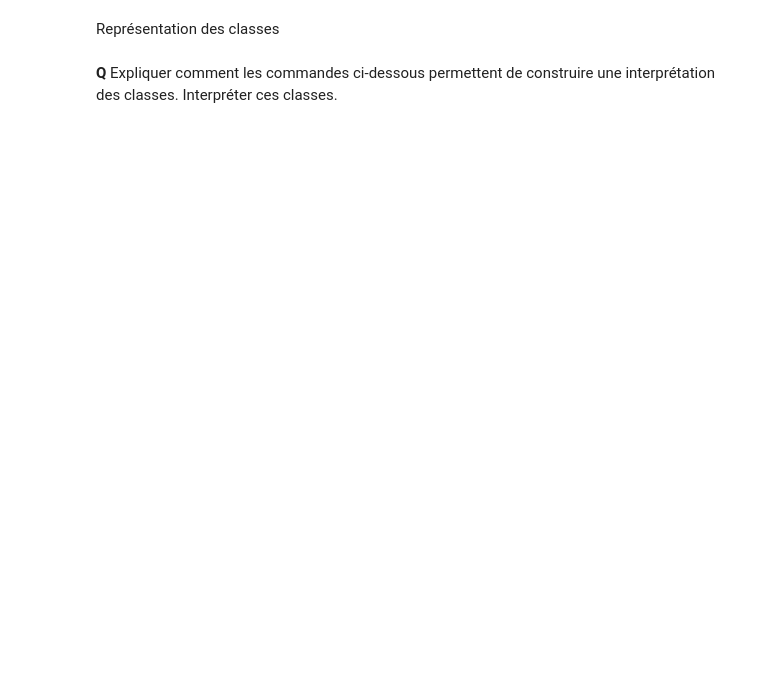
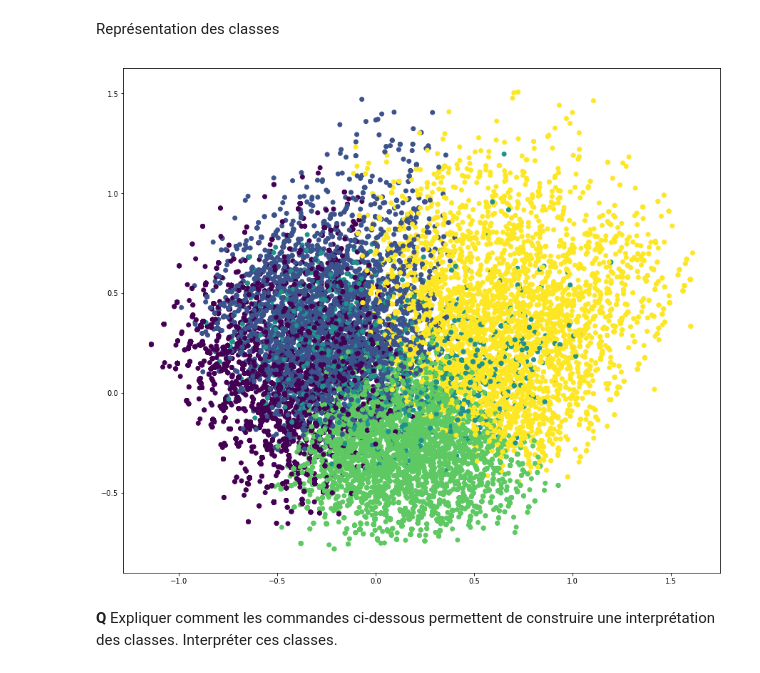
Before and after one commit to LouisDelvaux/Exploration4A, a Jupyter notebook: Adult-Census/Explo-Python-AdultCensus (PROJET).ipynb, the cells around one changed output. Cells and saved outputs as stored; diff of their text form; code cells hidden in the pictures; blank space fills up the shorter version.

```diff
--- a/Adult-Census/Explo-Python-AdultCensus (PROJET).ipynb
+++ b/Adult-Census/Explo-Python-AdultCensus (PROJET).ipynb
@@ -662,11 +659,13 @@ plt.show()
 # %% [markdown]
 Représentation des classes
 # %%
-Classe=k_means(afcm_comp.fs_r(),5)
+Classe=k_means(afcm_r,5)
 # %%
 fig = plt.figure(1, figsize=(15, 13))
 # Représentation des classes dans les composantes de l'AFCM
-plt.scatter(afcm_comp.fs_r()[:, 0],afcm_comp.fs_r()[:, 1],c=Classe[1])
+plt.scatter(afcm_r[:, 0], -afcm_r[:, 1],c=Classe[1])
 plt.show()
+# %% [output]
+[figure, added]
 # %% [markdown]
 **Q** Expliquer comment les commandes ci-dessous permettent de construire une interprétation des classes. Interpréter ces classes.
```
Also changed, not shown: parts of 23 cells of this notebook.
